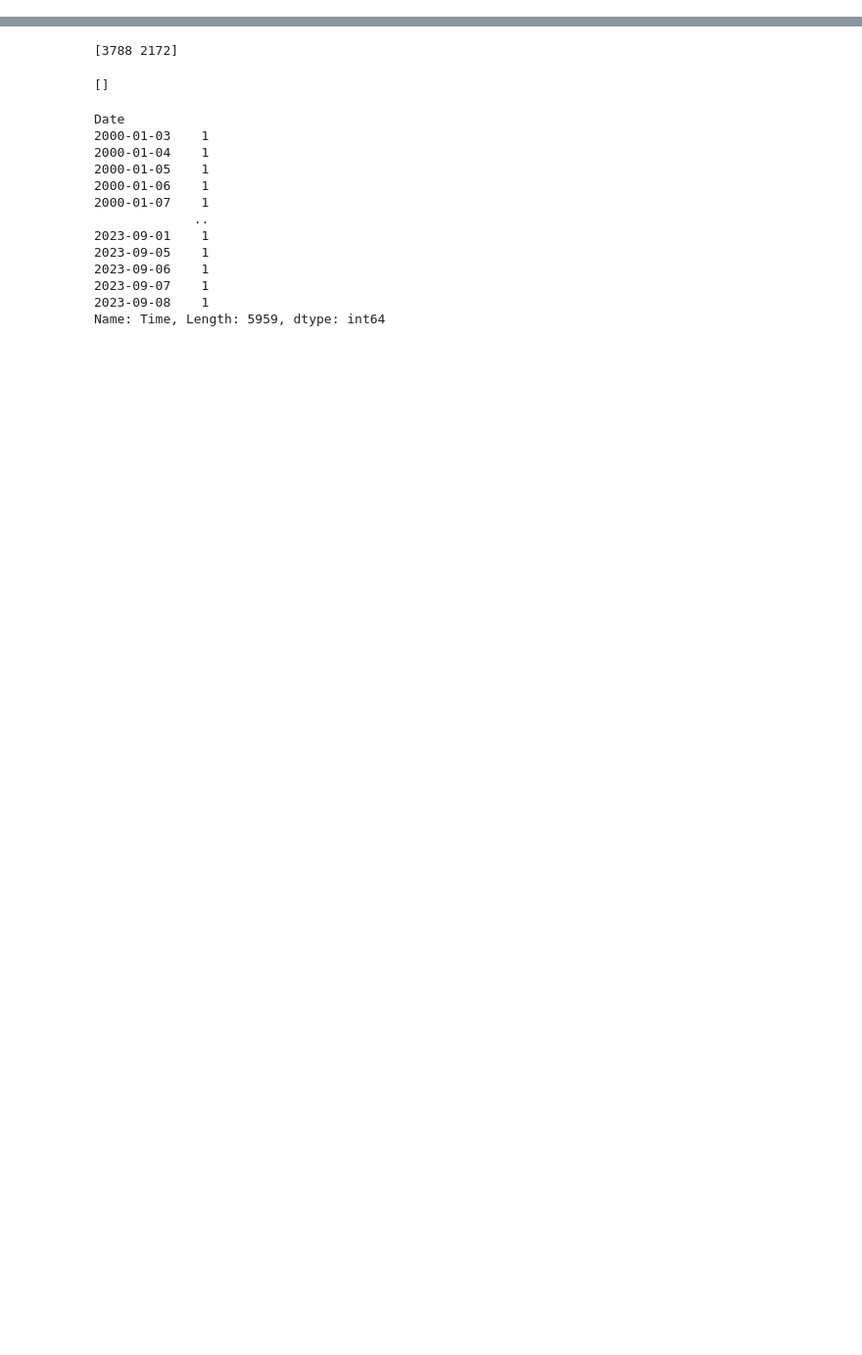
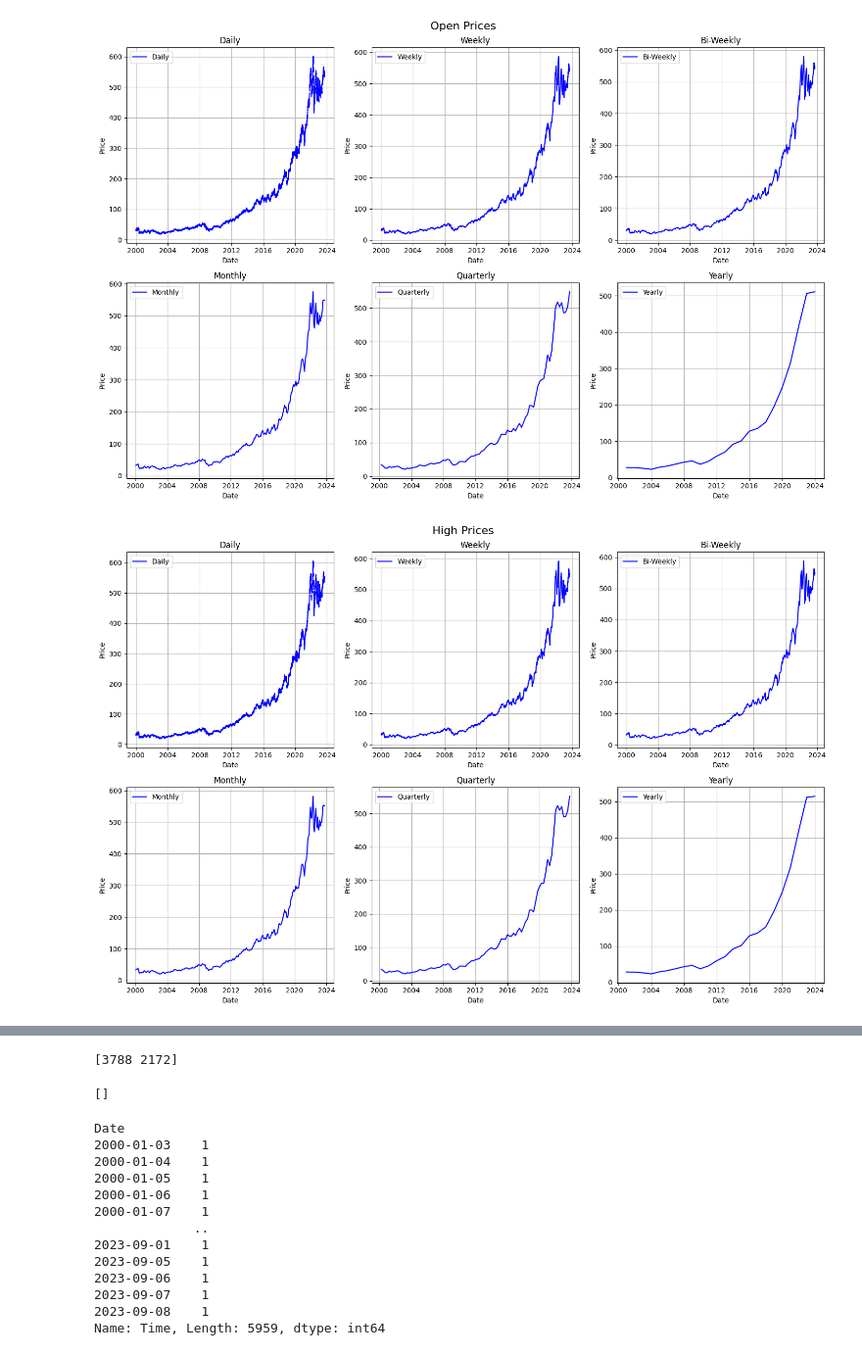
Before and after one commit to vikastrivedi0/Costco-Stock-Price-Prediction, a Jupyter notebook: CostcoStockPredictionLSTM.ipynb, the cells around one changed output, grey strips where cells are left out. Shown at 98% size. Saved outputs shown, nothing was run; the diff lists cells and outputs as text; code cells hidden in the pictures; blank space fills up the shorter version.

Commit message:
Update plots

```diff
--- a/CostcoStockPredictionLSTM.ipynb
+++ b/CostcoStockPredictionLSTM.ipynb
@@ -18,0 +39,38 @@ df.head()
+# %%
+#fucntion to plot each column per frequency
+
+df['Date'] = pd.to_datetime(df['Date'])
+df.set_index('Date', inplace=True)
+
+def plot_column_with_subplot(ax, df, column, freq, title):
+    df_resampled = df[column].resample(freq).mean()
+    ax.plot(df_resampled, label=title, color='blue')
+
+    ax.set_title(title)
+    ax.set_xlabel('Date')
+    ax.set_ylabel('Price')
+    ax.legend()
+    ax.grid(True)
+
+columns = ['Open', 'High', 'Low', 'Close']
+frequencies = [
+    ('D', 'Daily'),
+    ('W', 'Weekly'),
+    ('2W', 'Bi-Weekly'),
+    ('M', 'Monthly'),
+    ('Q', 'Quarterly'),
+    ('A', 'Yearly')
+]
+
+for column in columns:
+    fig, axs = plt.subplots(2, 3, figsize=(15, 10), tight_layout=True)
+    fig.suptitle(f"{column} Prices", fontsize=16)
+
+    for ax, (freq, freq_name) in zip(axs.ravel(), frequencies):
+        title = f"{freq_name}"
+        plot_column_with_subplot(ax, df, column, freq, title)
+
+plt.show()
+# %% [output]
+[figure, added]
+[figure, added]
```
Also changed, not shown: parts of 13 cells of this notebook.
